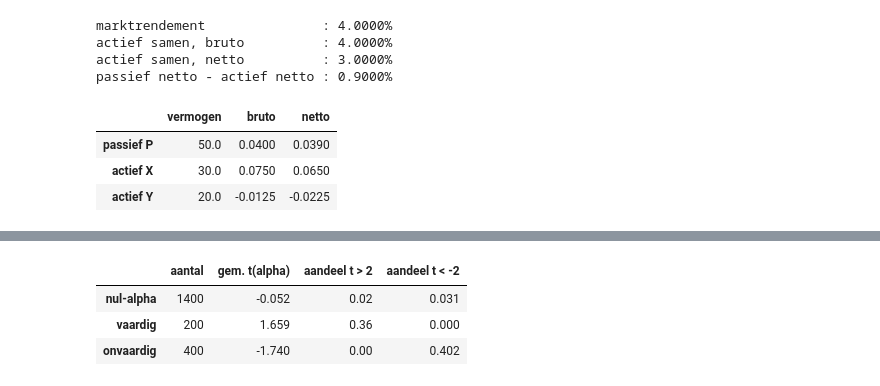
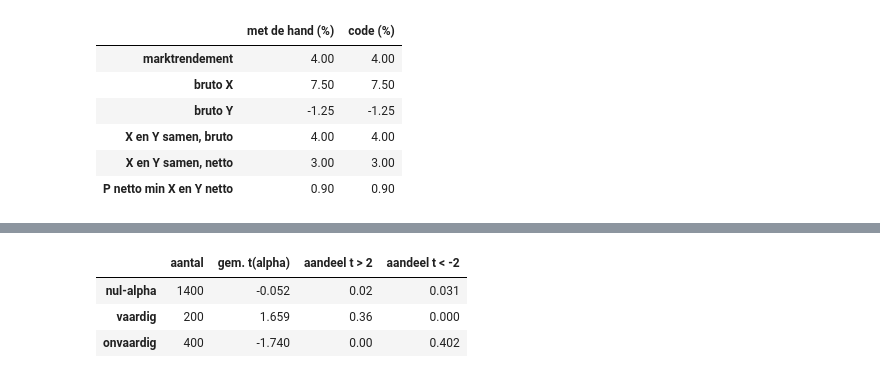
Before and after one commit to MaartenN14/history-asset-pricing, a Jupyter notebook: lectures/04_25_industrie.ipynb, the cells around one changed output, grey strips where cells are left out. Cells and saved outputs as stored; diff of their text form; code cells hidden in the pictures.

```diff
--- a/lectures/04_25_industrie.ipynb
+++ b/lectures/04_25_industrie.ipynb
@@ -154,34 +134,34 @@ precies betaald door Y.
 # %%
 holdings = pd.DataFrame(
     {"A": [30.0, 25.0, 5.0], "B": [20.0, 5.0, 15.0]},
     index=["passief P", "actief X", "actief Y"],
 )
 stock_ret = pd.Series({"A": 0.10, "B": -0.05})
 costs = pd.Series({"passief P": 0.001, "actief X": 0.010, "actief Y": 0.010})
 
 wealth = holdings.sum(axis=1)
 gross = holdings @ stock_ret / wealth
 net = gross - costs
 market = holdings.sum() @ stock_ret / wealth.sum()
 
 active = ["actief X", "actief Y"]
 active_gross = wealth[active] @ gross[active] / wealth[active].sum()
 active_net = wealth[active] @ net[active] / wealth[active].sum()
-
-print(f"marktrendement               : {market:.4%}")
-print(f"actief samen, bruto          : {active_gross:.4%}")
-print(f"actief samen, netto          : {active_net:.4%}")
-print(f"passief netto - actief netto : {net['passief P'] - active_net:.4%}")
+cost_gap = net["passief P"] - active_net
 assert np.isclose(active_gross, market) and np.isclose(active_net, 0.03)
 
-pd.DataFrame({"vermogen": wealth, "bruto": gross, "netto": net}).round(4)
+pd.DataFrame({
+    "met de hand (%)": [4.0, 7.5, -1.25, 4.0, 3.0, 0.9],
+    "code (%)": 100 * np.array([market, gross["actief X"], gross["actief Y"],
+                                active_gross, active_net, cost_gap]),
+}, index=["marktrendement", "bruto X", "bruto Y", "X en Y samen, bruto",
+          "X en Y samen, netto", "P netto min X en Y netto"]).round(4)
 # %% [output]
-marktrendement               : 4.0000%
-actief samen, bruto          : 4.0000%
-actief samen, netto          : 3.0000%
-passief netto - actief netto : 0.9000%
-|  | vermogen | bruto | netto |
-| passief P | 50.0 | 0.0400 | 0.0390 |
-| actief X | 30.0 | 0.0750 | 0.0650 |
-| actief Y | 20.0 | -0.0125 | -0.0225 |
+|  | met de hand (%) | code (%) |
+| marktrendement | 4.00 | 4.00 |
+| bruto X | 7.50 | 7.50 |
+| bruto Y | -1.25 | -1.25 |
+| X en Y samen, bruto | 4.00 | 4.00 |
+| X en Y samen, netto | 3.00 | 3.00 |
+| P netto min X en Y netto | 0.90 | 0.90 |
 # %% [markdown]
```
Also changed, not shown: parts of 23 cells of this notebook, 5 other files.
